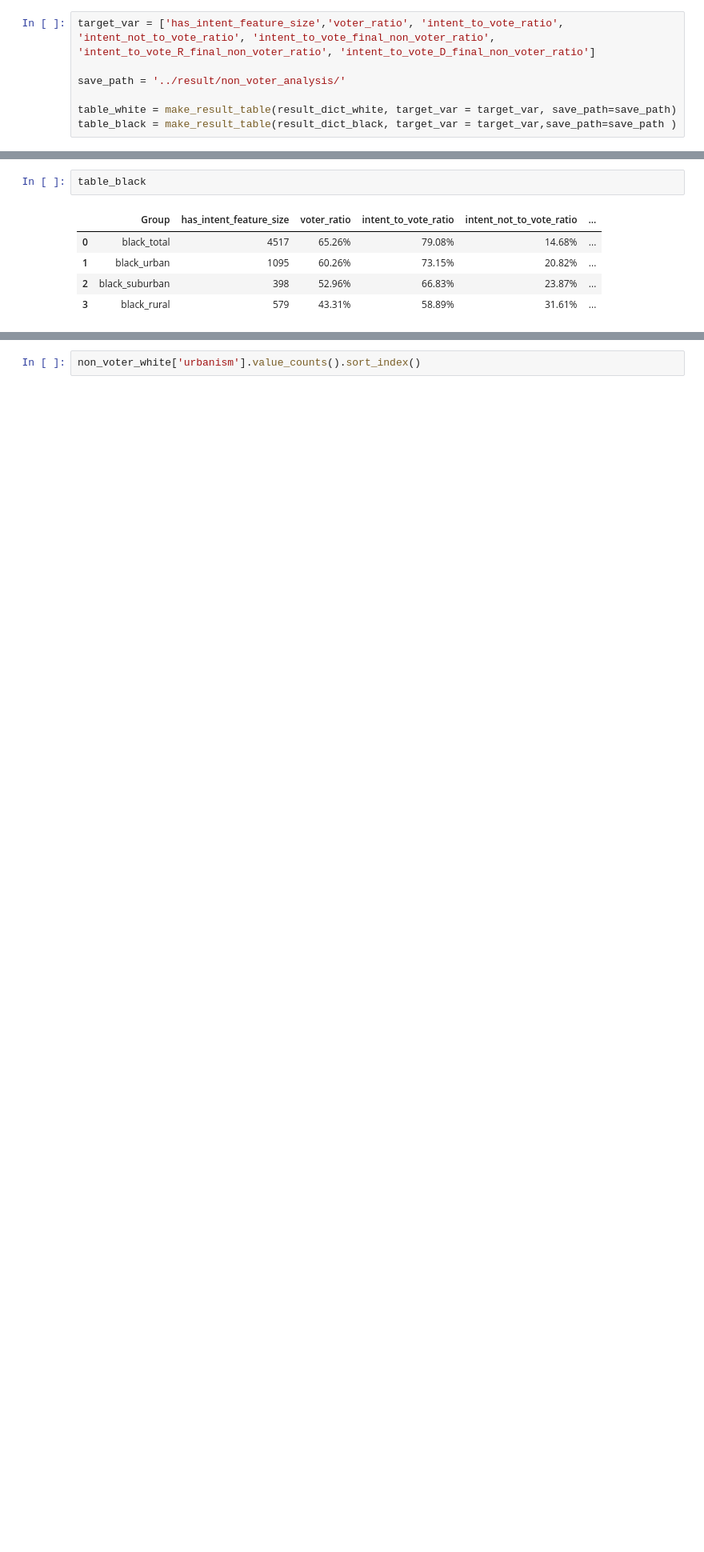
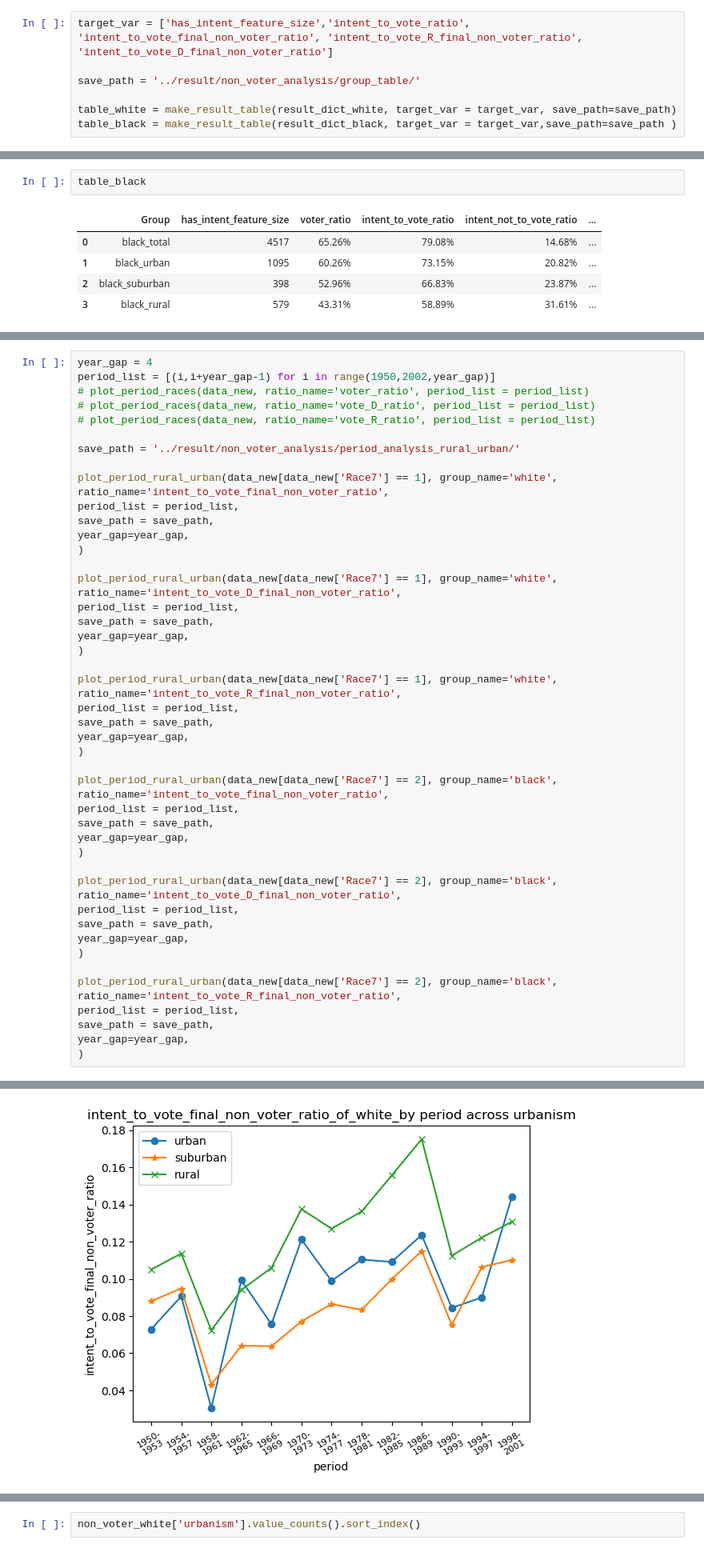
Before and after one commit to xuangu-fang/ML-Poli-Sci, a Jupyter notebook: code/intent_vote_final_non_voter_analysis.ipynb, the cells around one changed output, grey strips where cells are left out. Shown at 80% size. Drawn from its saved outputs; the diff is of its cells as text; blank space fills up the shorter version.

Commit message:
jupiter: add saved table and figures

```diff
--- a/code/intent_vote_final_non_voter_analysis.ipynb
+++ b/code/intent_vote_final_non_voter_analysis.ipynb
@@ -241,9 +241,9 @@ result_dict_white = urban_rural_analysis(data_new[data_new['Race7'] == 1],group_
 {'name': 'white_suburban', 'voter_ratio': 0.7023451117097133, 'non_voter_ratio': 0.2976548882902868, 'vote_D_ratio': 0.4093423478795329, 'vote_R_ratio': 0.5906576521204672, 'intent_to_vote_ratio': 0.7 ...
 {'name': 'white_rural', 'voter_ratio': 0.6569960713206406, 'non_voter_ratio': 0.3430039286793593, 'vote_D_ratio': 0.41519188705508053, 'vote_R_ratio': 0.5848081129449195, 'intent_to_vote_ratio': 0.725 ...
 # %%
-target_var = ['has_intent_feature_size','voter_ratio', 'intent_to_vote_ratio', 'intent_not_to_vote_ratio', 'intent_to_vote_final_non_voter_ratio', 'intent_to_vote_R_final_non_voter_ratio', 'intent_to_vote_D_final_non_voter_ratio']
+target_var = ['has_intent_feature_size','intent_to_vote_ratio',  'intent_to_vote_final_non_voter_ratio', 'intent_to_vote_R_final_non_voter_ratio', 'intent_to_vote_D_final_non_voter_ratio']
 
-save_path = '../result/non_voter_analysis/'
+save_path = '../result/non_voter_analysis/group_table/'
 
 table_white = make_result_table(result_dict_white, target_var = target_var, save_path=save_path)
 table_black = make_result_table(result_dict_black, target_var = target_var,save_path=save_path )
@@ -445,0 +446,45 @@ plot_period(data_new[data_new['Race7'] == 2], group_name='black', ratio_name='in
+# %%
+year_gap = 4
+period_list = [(i,i+year_gap-1) for i in range(1950,2002,year_gap)]
+# plot_period_races(data_new, ratio_name='voter_ratio', period_list = period_list)
+# plot_period_races(data_new, ratio_name='vote_D_ratio', period_list = period_list)
+# plot_period_races(data_new, ratio_name='vote_R_ratio', period_list = period_list)
+
+save_path = '../result/non_voter_analysis/period_analysis_rural_urban/'
+
+plot_period_rural_urban(data_new[data_new['Race7'] == 1], group_name='white', ratio_name='intent_to_vote_final_non_voter_ratio',
+period_list = period_list,
+save_path = save_path,
+year_gap=year_gap,
+)
+
+plot_period_rural_urban(data_new[data_new['Race7'] == 1], group_name='white', ratio_name='intent_to_vote_D_final_non_voter_ratio',
+period_list = period_list,
+save_path = save_path,
+year_gap=year_gap,
+)
+
+plot_period_rural_urban(data_new[data_new['Race7'] == 1], group_name='white', ratio_name='intent_to_vote_R_final_non_voter_ratio',
+period_list = period_list,
+save_path = save_path,
+year_gap=year_gap,
+)
+
+plot_period_rural_urban(data_new[data_new['Race7'] == 2], group_name='black', ratio_name='intent_to_vote_final_non_voter_ratio',
+period_list = period_list,
+save_path = save_path,
+year_gap=year_gap,
+)
+
+plot_period_rural_urban(data_new[data_new['Race7'] == 2], group_name='black', ratio_name='intent_to_vote_D_final_non_voter_ratio',
+period_list = period_list,
+save_path = save_path,
+year_gap=year_gap,
+)
+
+plot_period_rural_urban(data_new[data_new['Race7'] == 2], group_name='black', ratio_name='intent_to_vote_R_final_non_voter_ratio',
+period_list = period_list,
+save_path = save_path,
+year_gap=year_gap,
+)
+# %% [output]
@@ -445,0 +494 @@ plot_period(data_new[data_new['Race7'] == 2], group_name='black', ratio_name='in
+[figure, added]
```
Also changed, not shown: parts of 5 cells of this notebook, 22 other files.
